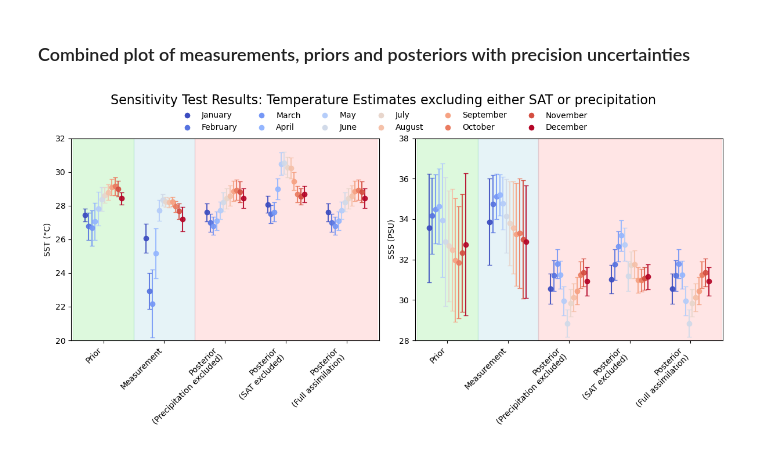
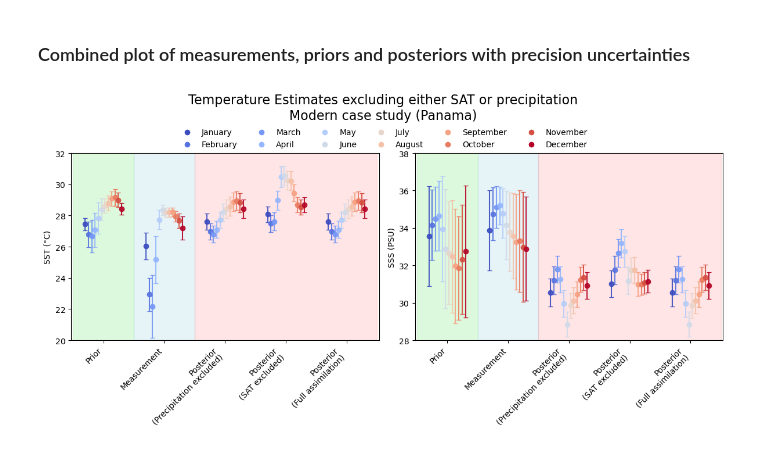
Before and after one commit to nielsjdewinter/SeasonalDA_script, a Jupyter notebook: Seasonal_DA_Modern_Panama_SST_SAT_SSS_precip_leave_out_variables_plot.ipynb, the cells around one changed output. Cells and saved outputs as stored; diff of their text form; code cells hidden in the pictures.

```diff
--- a/Seasonal_DA_Modern_Panama_SST_SAT_SSS_precip_leave_out_variables_plot.ipynb
+++ b/Seasonal_DA_Modern_Panama_SST_SAT_SSS_precip_leave_out_variables_plot.ipynb
@@ -144,33 +144,33 @@ ax3.add_patch(
 ax3.add_patch(
     Rectangle(
         (0.5, ax3.get_ylim()[0]),  # (x,y)
         1,                          # width
         ax3.get_ylim()[1] - ax3.get_ylim()[0],  # height
         color='lightblue',
         alpha=0.3,
     )
 )
 # Add light red rectangle to highlight posteriors
 ax3.add_patch(
     Rectangle(
         (1.5, ax3.get_ylim()[0]),  # (x,y)
         3,         # width
         ax3.get_ylim()[1] - ax3.get_ylim()[0],  # height
         color='red',
         alpha=0.1,
     )
 )
 ax3.set_xticks(x)
 ax3.set_xticklabels(xlabels, rotation=45, ha='right')
 ax3.set_ylabel("SSS (PSU)")
 
 # build shared legend (ordered according to legend_labels)
 proxy_handles = [Line2D([0], [0], marker='o', color='w', markerfacecolor=colors[i], markersize=8, linestyle='')
                  for i in range(len(legend_labels))]
-fig.legend(proxy_handles, legend_labels, loc="upper center", bbox_to_anchor=(0.5, 0.95), ncol=6, frameon=False)
+fig.legend(proxy_handles, legend_labels, loc="upper center", bbox_to_anchor=(0.5, 0.9), ncol=6, frameon=False)
 
-plt.suptitle('Sensitivity Test Results: Temperature Estimates excluding either SAT or precipitation', fontsize=16)
+plt.suptitle('Temperature Estimates excluding either SAT or precipitation\nModern case study (Panama)', fontsize=16)
 plt.tight_layout(rect=[0, 0, 1, 0.95])
 plt.show()
 # %% [output]
-[figure, old version]
+[figure, new version]
```
Also changed, not shown: 5 other files.
